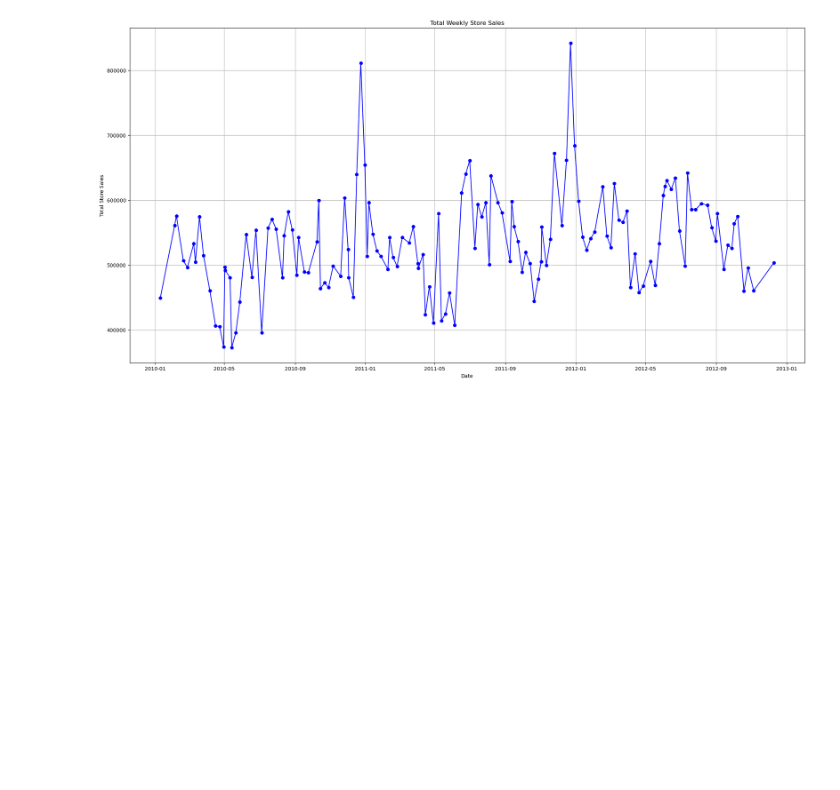
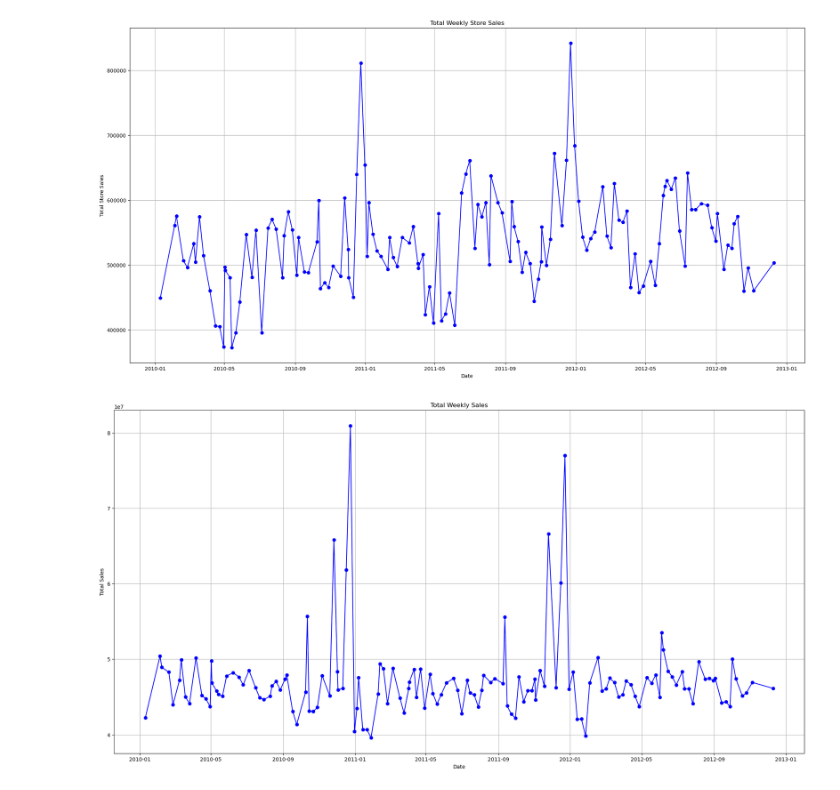
Before and after one commit to Johannes3001/AppliedML_Assign.01, a Jupyter notebook: Assignment2/Codes/Johannes_Code.ipynb, the cells around one changed output. Saved outputs shown, nothing was run; the diff lists cells and outputs as text; code cells hidden in the pictures; blank space fills up the shorter version.

Commit message:
total weekly sales

```diff
--- a/Assignment2/Codes/Johannes_Code.ipynb
+++ b/Assignment2/Codes/Johannes_Code.ipynb
@@ -208,3 +208,19 @@ def total_store_weekly_sales(df, storeNo):
 total_store_weekly_sales(sales_df, 7)
 # %% [output]
 [figure]
+# %%
+def totalsales(df):
+    df = df.sort_values(by="Date")
+    weekly_total_sales = df.groupby("Date")["Weekly_Sales"].sum().reset_index()
+
+    plt.figure(figsize=(24,12))
+    plt.plot(weekly_total_sales["Date"], weekly_total_sales["Weekly_Sales"], marker = "o", linestyle= "-", color = "b")
+    plt.title("Total Weekly Sales")
+    plt.xlabel("Date")
+    plt.ylabel("Total Sales")
+    plt.grid(True)
+    plt.show()
+# %%
+totalsales(sales_df)
+# %% [output]
+[figure, added]
```
